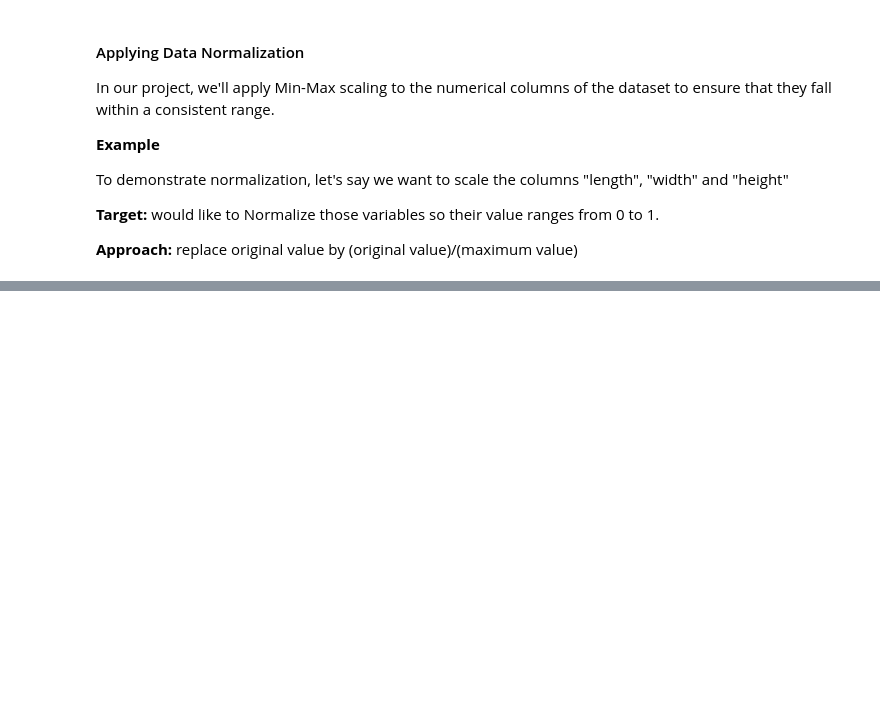
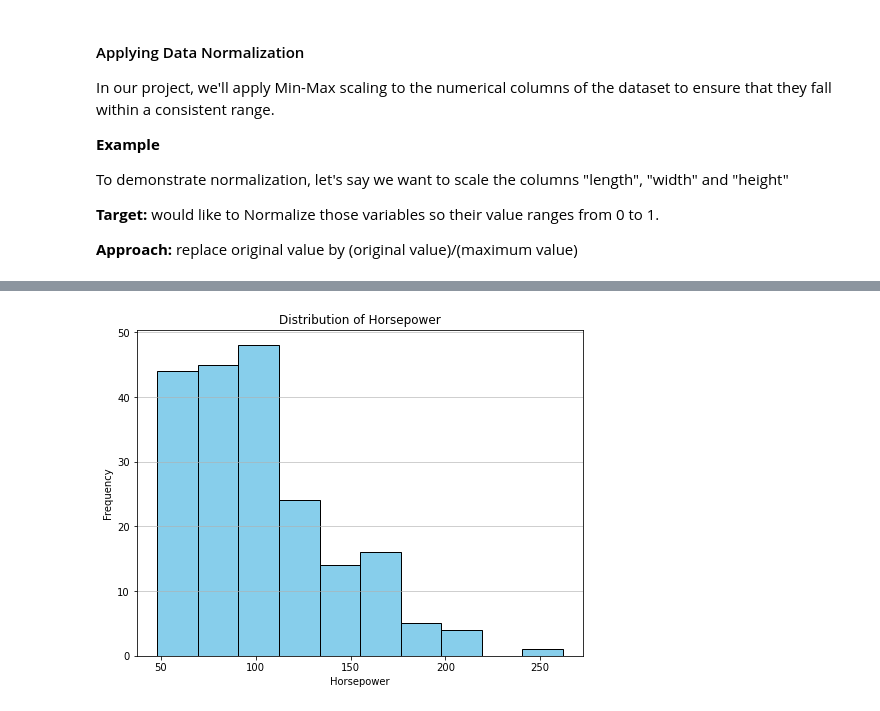
Before and after one commit to Dheerajkulariya/Data-Science-Portfolio-Projects, a Jupyter notebook: Machine-Learning-Projects/ML-Regression-Projects/Automobile-Price-Prediction/Automation Price Prediction.ipynb, the cells around one changed output, grey strips where cells are left out. Saved outputs shown, nothing was run; the diff lists cells and outputs as text; code cells hidden in the pictures; blank space fills up the shorter version.

```diff
--- a/Machine-Learning-Projects/ML-Regression-Projects/Automobile-Price-Prediction/Automation Price Prediction.ipynb
+++ b/Machine-Learning-Projects/ML-Regression-Projects/Automobile-Price-Prediction/Automation Price Prediction.ipynb
@@ -389,7 +389,7 @@ Average horsepower :  104.25615763546799
 #### Replace "NaN" by mean value in "horsepower" column
 # %%
 # Replace NaN values with the mean value
-df["horsepower"].fillna("avg_horsepower", inplace = True)
+df["horsepower"].replace(np.nan, avg_horsepower, inplace=True)
 df
 # %% [output]
 |  | symboling | normalized-losses | make | fuel-type | aspiration | num-of-doors | body-style | drive-wheels | ... |
@@ -681,0 +704,18 @@ df['width'] = df['width']/df['width'].max()
+# %%
+# Convert data to correct format
+df["horsepower"] = df["horsepower"].astype(int, copy=True)
+# %%
+import matplotlib.pyplot as plt
+
+# Plotting the histogram
+plt.figure(figsize=(8, 6))
+plt.hist(df['horsepower'], bins=10, color='skyblue', edgecolor='black')
+plt.title('Distribution of Horsepower')
+plt.xlabel('Horsepower')
+plt.ylabel('Frequency')
+plt.grid(axis='y', alpha=0.75)
+
+# Show the plot
+plt.show()
+# %% [output]
+[figure, added]
```
Also changed, not shown: parts of 5 cells of this notebook.
